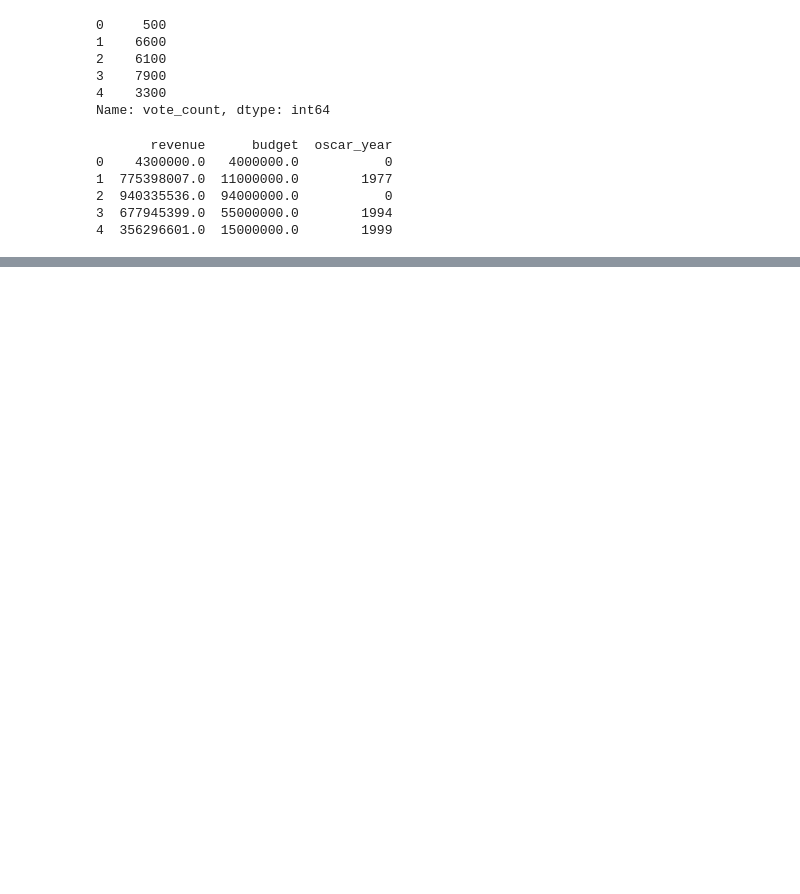
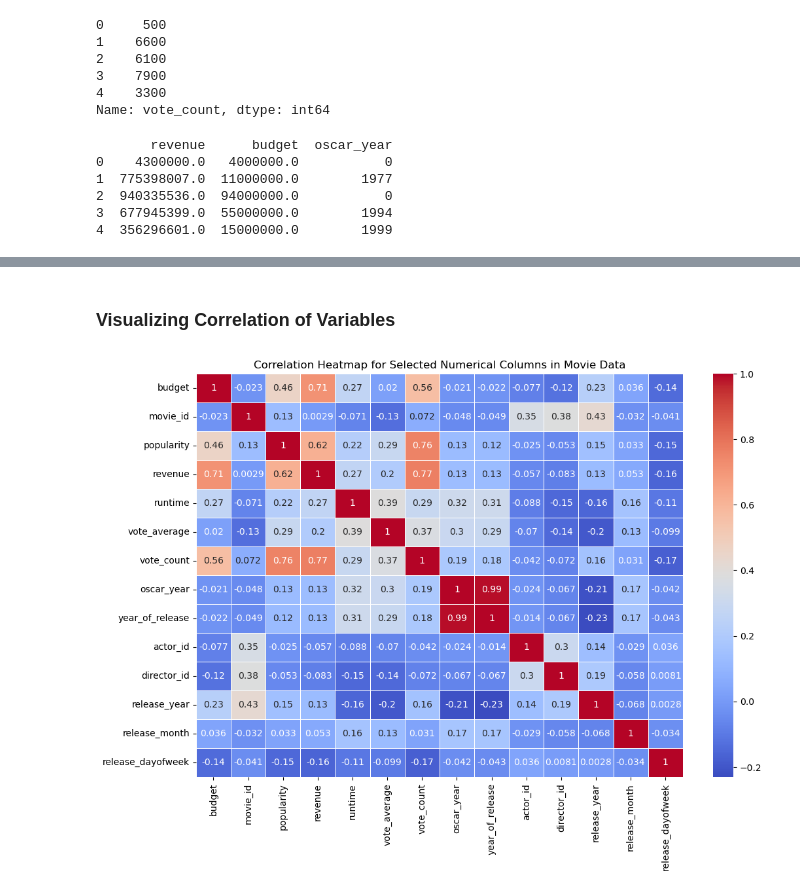
Before and after one commit to riosrose/UCB_project4_group6, a Jupyter notebook: cleaned_up.ipynb, the cells around one changed output, grey strips where cells are left out. Cells and saved outputs as stored; diff of their text form; code cells hidden in the pictures; blank space fills up the shorter version.

```diff
--- a/cleaned_up.ipynb
+++ b/cleaned_up.ipynb
@@ -748,0 +883,20 @@ final_movies_df.head(5)
+# %% [markdown]
+### Visualizing Correlation of Variables
+# %%
+# Select the relevant numerical columns for the correlation matrix
+numerical_columns = [
+    'budget', 'movie_id', 'popularity', 'revenue', 'runtime',
+    'vote_average', 'vote_count', 'oscar_year', 'year_of_release',
+    'actor_id', 'director_id', 'release_year', 'release_month', 'release_dayofweek'
+]
+
+# Calculate the correlation matrix for the selected columns
+correlation_matrix = final_movies_df[numerical_columns].corr()
+
+# Create the heatmap with the selected numerical columns
+plt.figure(figsize=(12, 8))
+sns.heatmap(correlation_matrix, annot=True, cmap='coolwarm', linewidths=0.5)
+plt.title('Correlation Heatmap for Selected Numerical Columns in Movie Data')
+plt.show()
+# %% [output]
+[figure, added]
```
Also changed, not shown: parts of 45 cells of this notebook.
